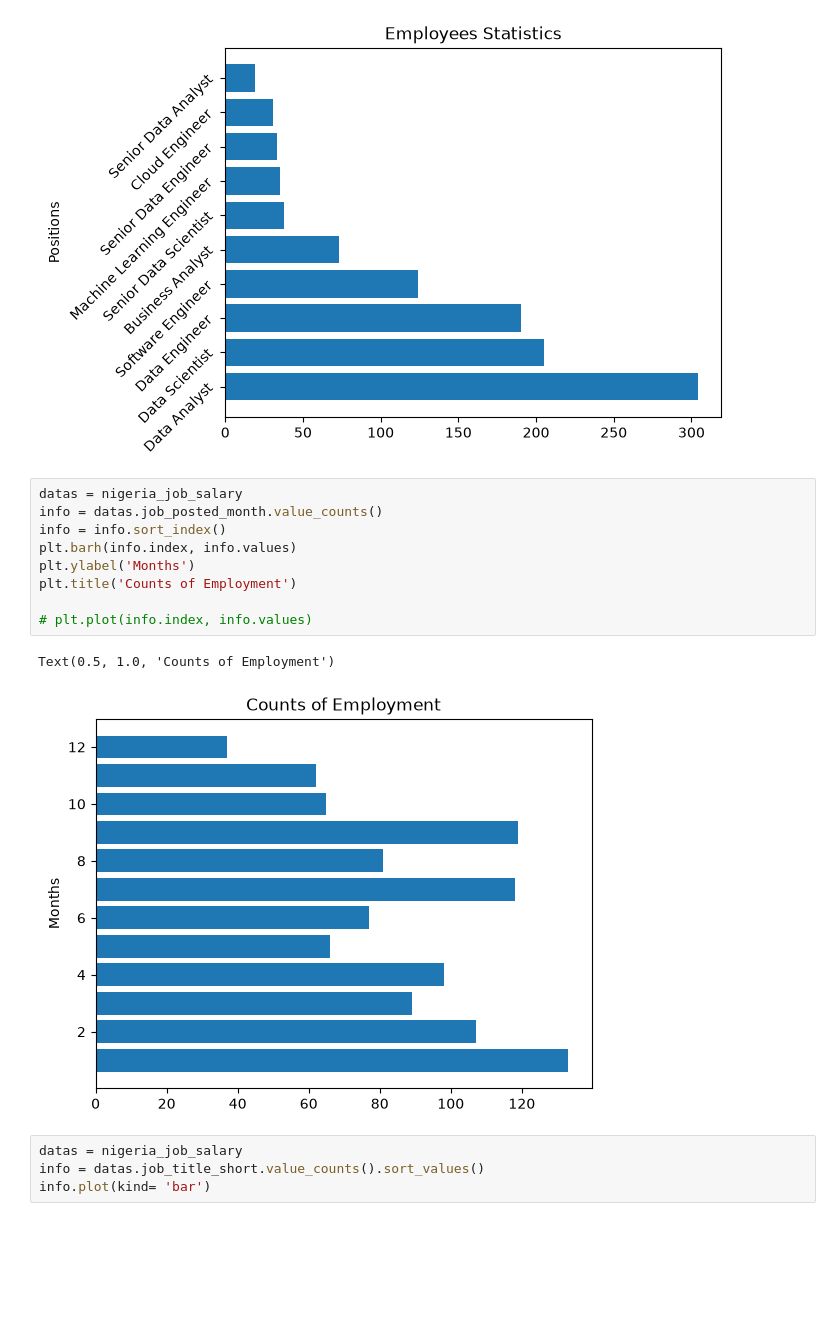
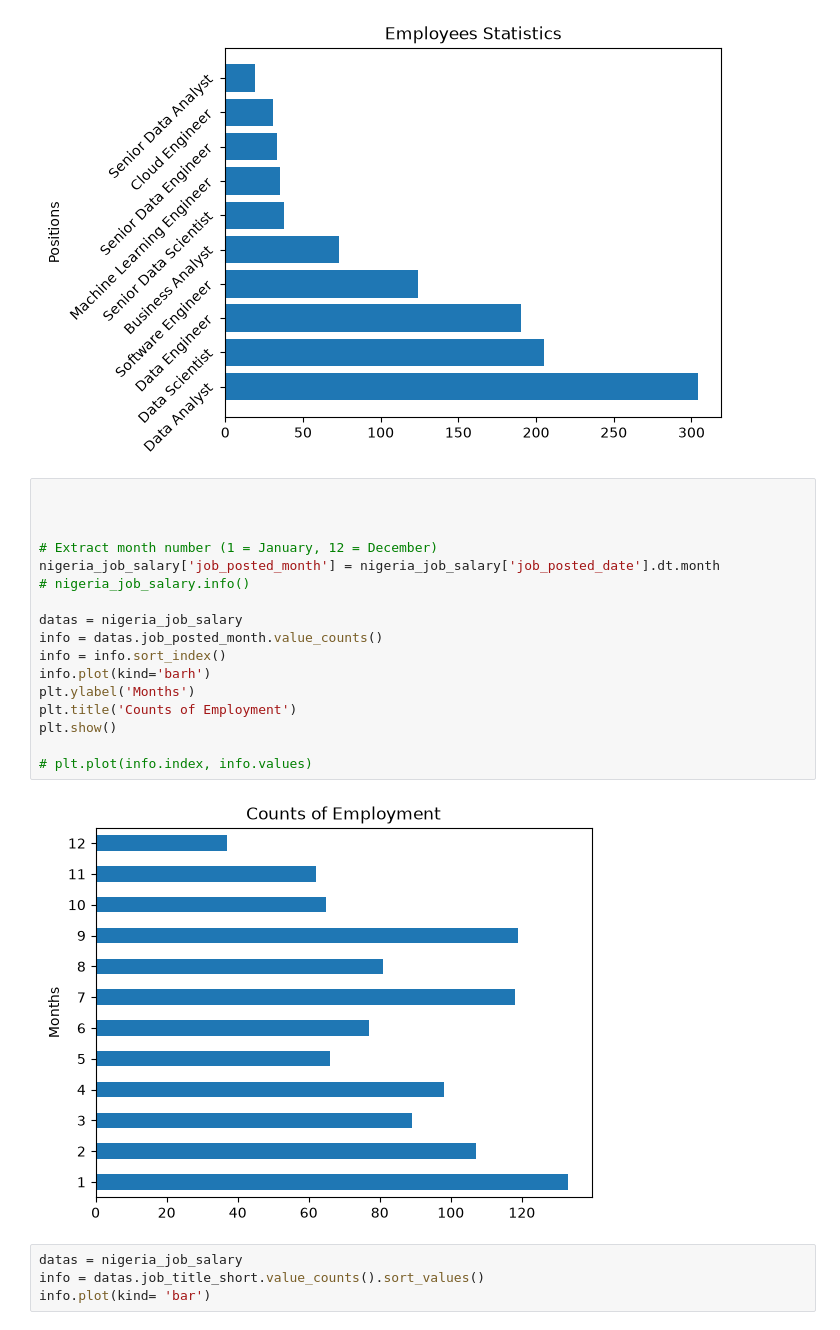
Before and after one commit to dateenbee2442/PYTHON_CORE_TOPICS, a Jupyter notebook: jupterFile.ipynb, the cells around one changed output. Cells and saved outputs as stored; diff of their text form; blank space fills up the shorter version.

```diff
--- a/jupterFile.ipynb
+++ b/jupterFile.ipynb
@@ -1422,17 +1423,24 @@ plt.show()
 # %% [output]
 [figure]
 # %%
+
+
+
+# Extract month number (1 = January, 12 = December)
+nigeria_job_salary['job_posted_month'] = nigeria_job_salary['job_posted_date'].dt.month
+# nigeria_job_salary.info()
+
 datas = nigeria_job_salary
 info = datas.job_posted_month.value_counts()
 info = info.sort_index()
-plt.barh(info.index, info.values)
+info.plot(kind='barh')
 plt.ylabel('Months')
 plt.title('Counts of Employment')
+plt.show()
 
 # plt.plot(info.index, info.values)
 # %% [output]
-Text(0.5, 1.0, 'Counts of Employment')
-[figure, old version]
+[figure, new version]
 # %%
 datas = nigeria_job_salary
 info = datas.job_title_short.value_counts().sort_values()
```
Also changed, not shown: parts of 5 cells of this notebook.
